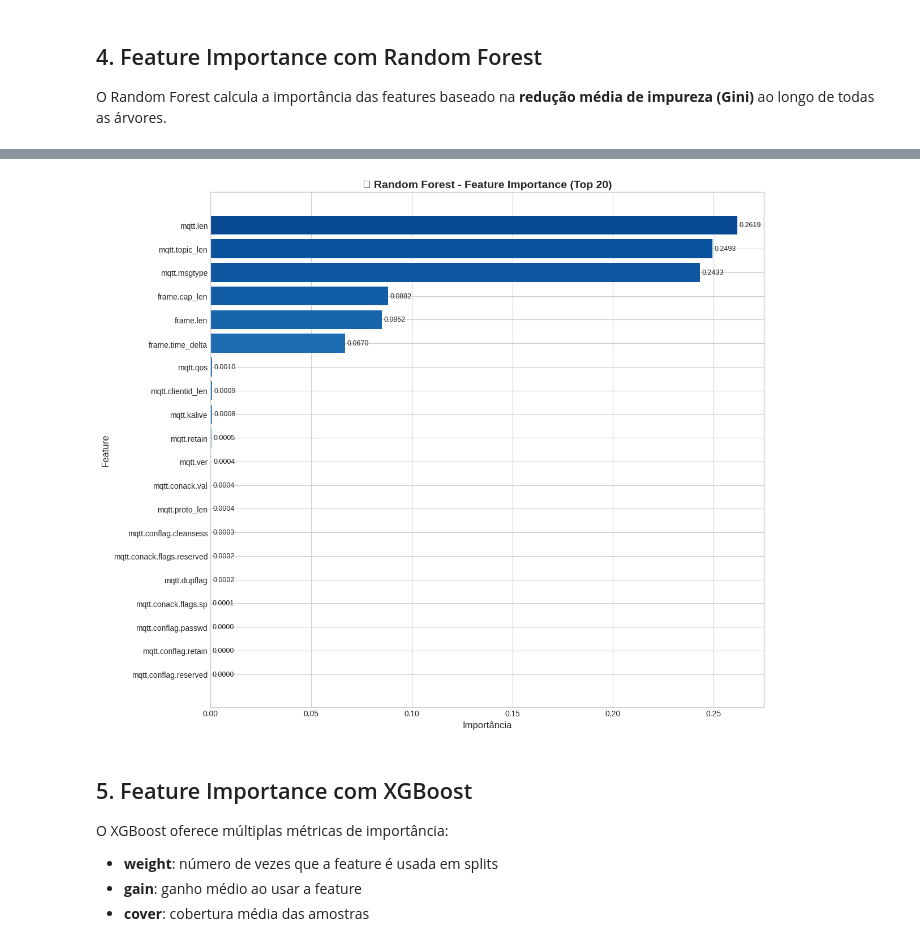
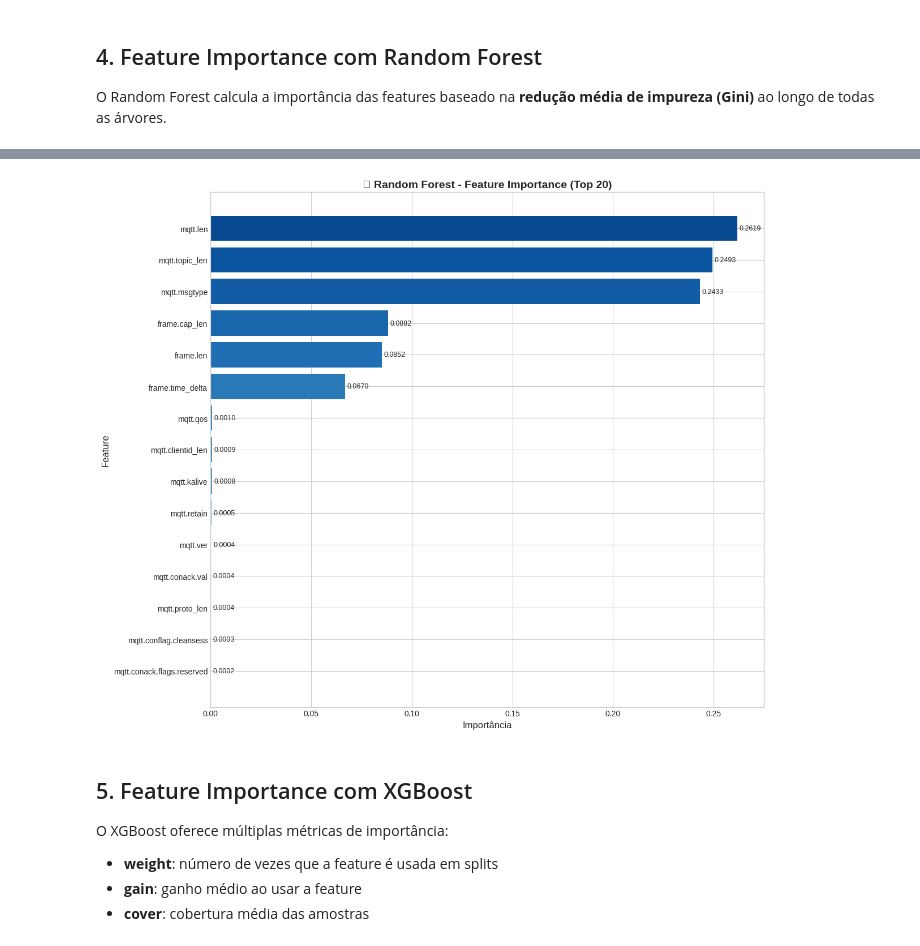
Before and after one commit to William-SWS/mqtt_under_attack, a Jupyter notebook: notebooks/feature_importance_dos.ipynb, the cells around one changed output, grey strips where cells are left out. Cells and saved outputs as stored; diff of their text form; code cells hidden in the pictures.

```diff
--- a/notebooks/feature_importance_dos.ipynb
+++ b/notebooks/feature_importance_dos.ipynb
@@ -192,27 +191,27 @@ mqtt.conack.flags.reserved    0.000217
 # %%
 # Visualizar Feature Importance - Random Forest
 fig, ax = plt.subplots(figsize=(12, 10))
 
-top_n = 20
+top_n = 15
 rf_top = rf_importance.head(top_n)
 
 colors = plt.cm.Blues(np.linspace(0.4, 0.9, top_n))[::-1]
 bars = ax.barh(rf_top['feature'], rf_top['importance'], color=colors)
 
 ax.set_xlabel('Importância', fontsize=12)
 ax.set_ylabel('Feature', fontsize=12)
 ax.set_title('🌲 Random Forest - Feature Importance (Top 20)', fontsize=14, fontweight='bold')
 ax.invert_yaxis()
 
 # Adicionar valores nas barras
 for bar, val in zip(bars, rf_top['importance']):
     ax.text(val + 0.001, bar.get_y() + bar.get_height()/2,
             f'{val:.4f}', va='center', fontsize=9)
 
 plt.tight_layout()
 plt.show()
 # %% [output]
-[figure, old version]
+[figure, new version]
 # %% [markdown]
 ## 5. Feature Importance com XGBoost
 
```
Also changed, not shown: parts of 2 cells of this notebook, 2 other files.
